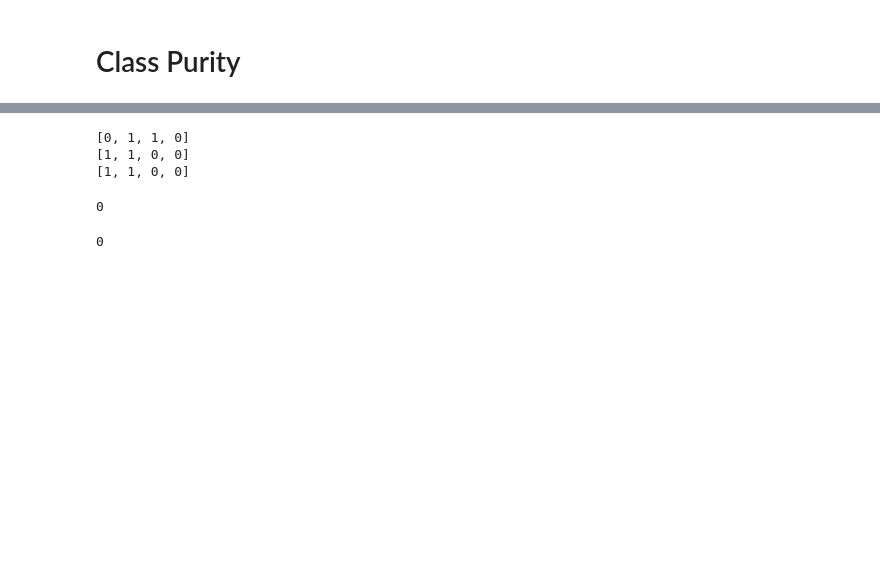
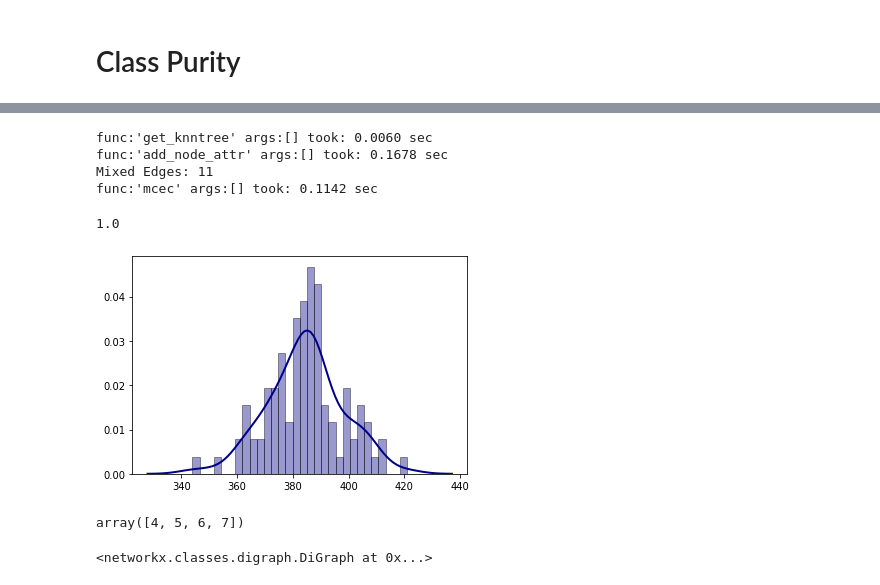
Before and after one commit to kix2mix2/SepMe, a Jupyter notebook: Jupyters/Graph Neighbourhood Implementation & Sanity tests.ipynb, the cells around one changed output, grey strips where cells are left out. Drawn from its saved outputs; the diff is of its cells as text; code cells hidden in the pictures; blank space fills up the shorter version.

```diff
--- a/Jupyters/Graph Neighbourhood Implementation & Sanity tests.ipynb
+++ b/Jupyters/Graph Neighbourhood Implementation & Sanity tests.ipynb
@@ -633,16 +661,16 @@ for i,g in enumerate(graphs):
-# %%
-print(list(df_x.loc[graph_knn.neighbors(105),'class']))
-print(list(df_x.loc[graph_knn.neighbors(112),'class']))
-print(list(df_x.loc[graph_knn.neighbors(120),'class']))
-# %% [output]
-[0, 1, 1, 0]
-[1, 1, 0, 0]
-[1, 1, 0, 0]
-# %%
-list(nx.get_node_attributes(undir_graph_knn, 'class').values())[0]
-# %% [output]
-0
-# %%
-list(undir_graph_knn.nodes(data=True))[0][1]['class']
-# %% [output]
-0
+# %%
+graph_knn = get_knntree(df,4)
+graph_knn = add_node_attr(graph_knn, df)
+mcec(graph_knn, df, 100)
+# %% [output]
+func:'get_knntree' args:[] took: 0.0060 sec
+func:'add_node_attr' args:[] took: 0.1678 sec
+Mixed Edges: 11
+func:'mcec' args:[] took: 0.1142 sec
+1.0
+[figure, added]
+# %%
+ll =np.array([1,2,3,4,5,6,7])
+ll[ll>3]
+# %% [output]
+array([4, 5, 6, 7])
@@ -648,0 +713,11 @@ list(undir_graph_knn.nodes(data=True))[0][1]['class']
+# %%
+import pandas as pd
+import numpy as np
+import networkx as nx
+from scipy.spatial.distance import  pdist, squareform
+import bisect
+
+
+get_gong(df, y=0)
+# %% [output]
+<networkx.classes.digraph.DiGraph at 0x...>
```
Also changed, not shown: parts of 13 cells of this notebook, 8 other files.
